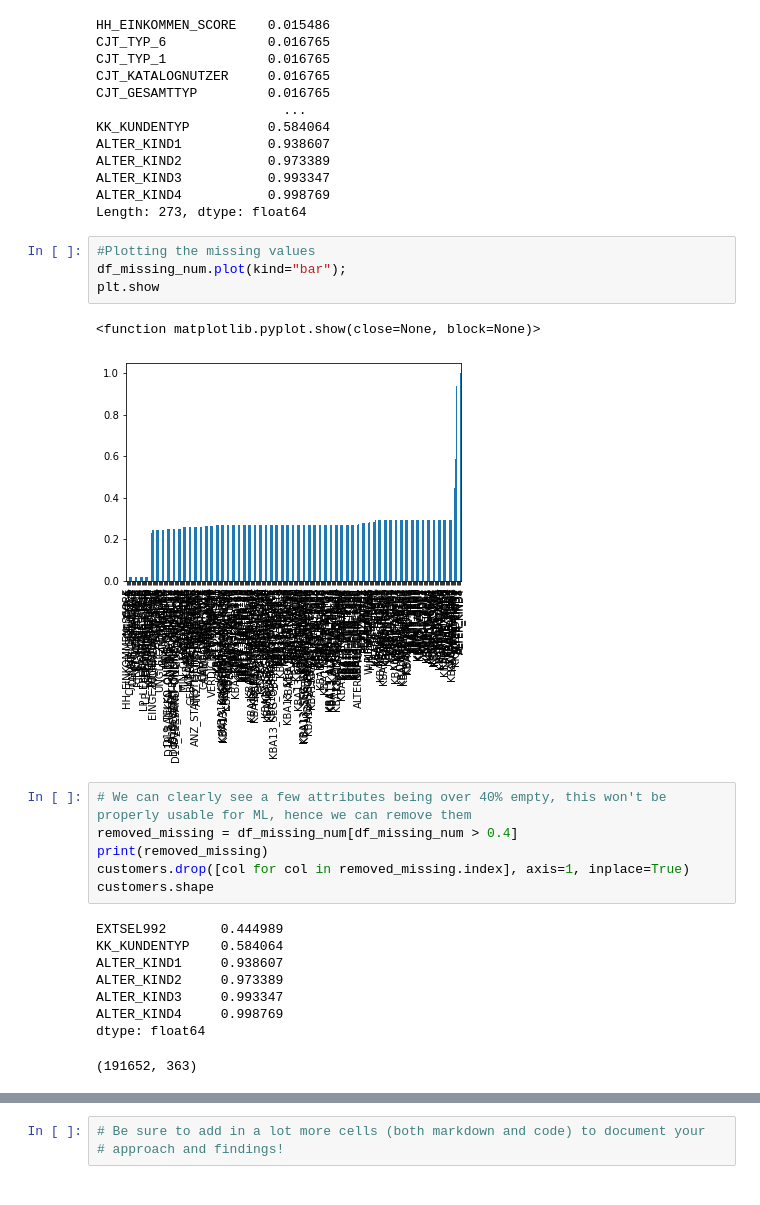
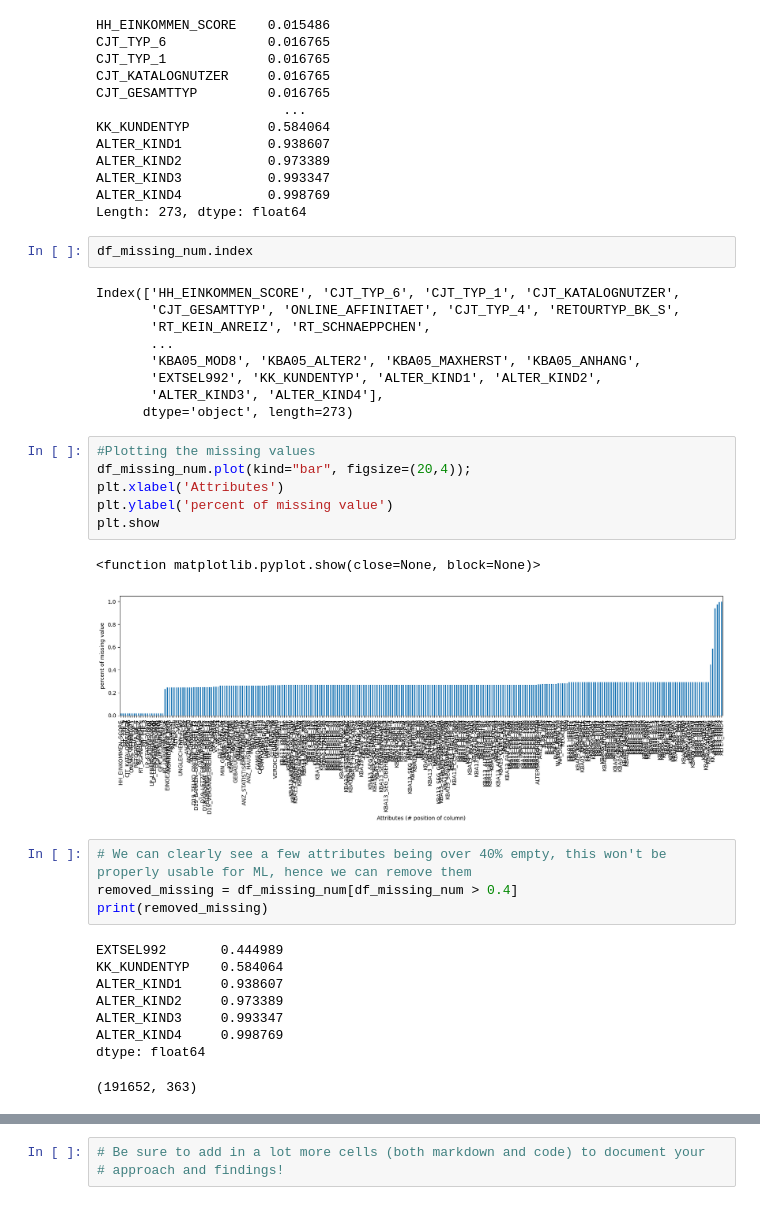
Before and after one commit to Aleaume/Udacity_DataSc_P4, a Jupyter notebook: Arvato Project Workbook.ipynb, the cells around one changed output, grey strips where cells are left out. Drawn from its saved outputs; the diff is of its cells as text.

```diff
--- a/Arvato Project Workbook.ipynb
+++ b/Arvato Project Workbook.ipynb
@@ -113,19 +152,30 @@ ALTER_KIND2           0.973389
 ALTER_KIND3           0.993347
 ALTER_KIND4           0.998769
 Length: 273, dtype: float64
+# %%
+df_missing_num.index
+# %% [output]
+Index(['HH_EINKOMMEN_SCORE', 'CJT_TYP_6', 'CJT_TYP_1', 'CJT_KATALOGNUTZER',
+       'CJT_GESAMTTYP', 'ONLINE_AFFINITAET', 'CJT_TYP_4', 'RETOURTYP_BK_S',
+       'RT_KEIN_ANREIZ', 'RT_SCHNAEPPCHEN',
+       ...
+       'KBA05_MOD8', 'KBA05_ALTER2', 'KBA05_MAXHERST', 'KBA05_ANHANG',
+       'EXTSEL992', 'KK_KUNDENTYP', 'ALTER_KIND1', 'ALTER_KIND2',
+       'ALTER_KIND3', 'ALTER_KIND4'],
+      dtype='object', length=273)
 # %%
 #Plotting the missing values
-df_missing_num.plot(kind="bar");
+df_missing_num.plot(kind="bar", figsize=(20,4));
+plt.xlabel('Attributes')
+plt.ylabel('percent of missing value')
 plt.show
 # %% [output]
 <function matplotlib.pyplot.show(close=None, block=None)>
-[figure, old version]
+[figure, new version]
 # %%
 # We can clearly see a few attributes being over 40% empty, this won't be properly usable for ML, hence we can remove them
 removed_missing = df_missing_num[df_missing_num > 0.4]
 print(removed_missing)
-customers.drop([col for col in removed_missing.index], axis=1, inplace=True)
-customers.shape
 # %% [output]
 EXTSEL992       0.444989
 KK_KUNDENTYP    0.584064
```
Also changed, not shown: parts of 22 cells of this notebook, 1 other file.
